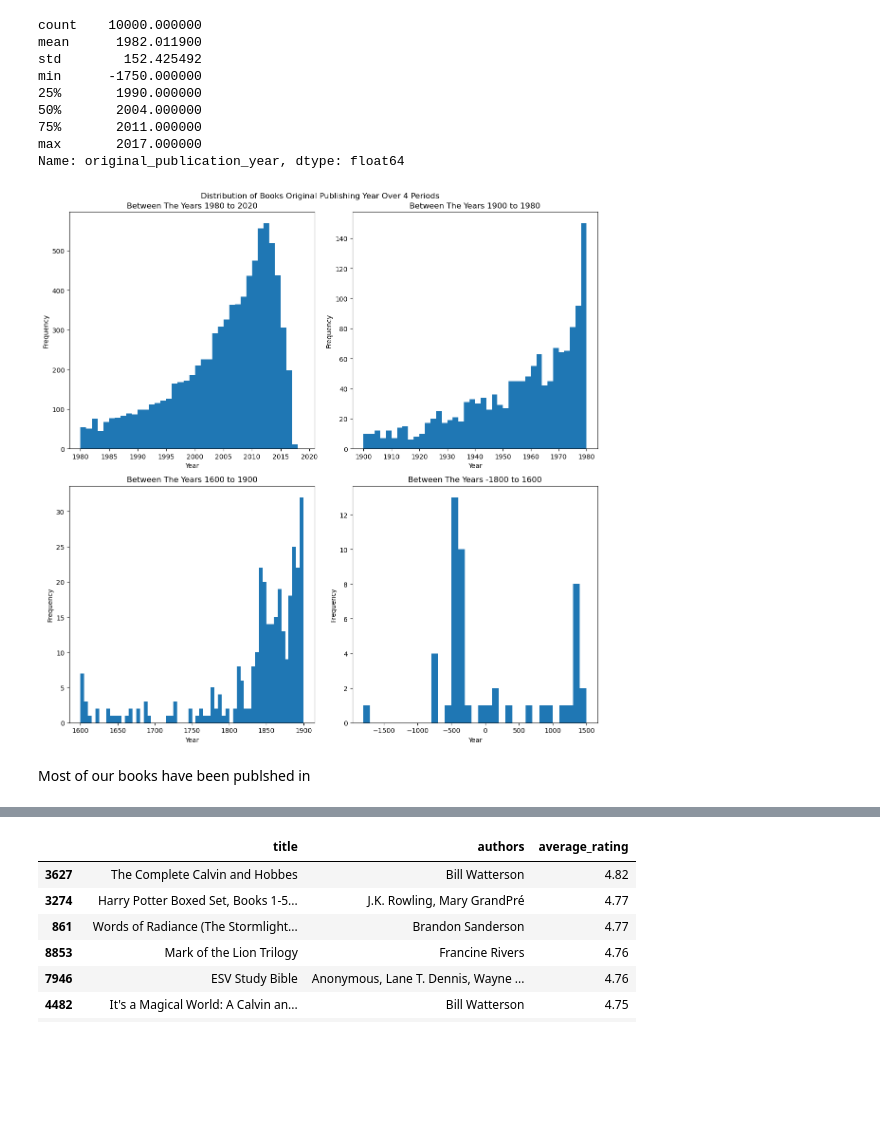
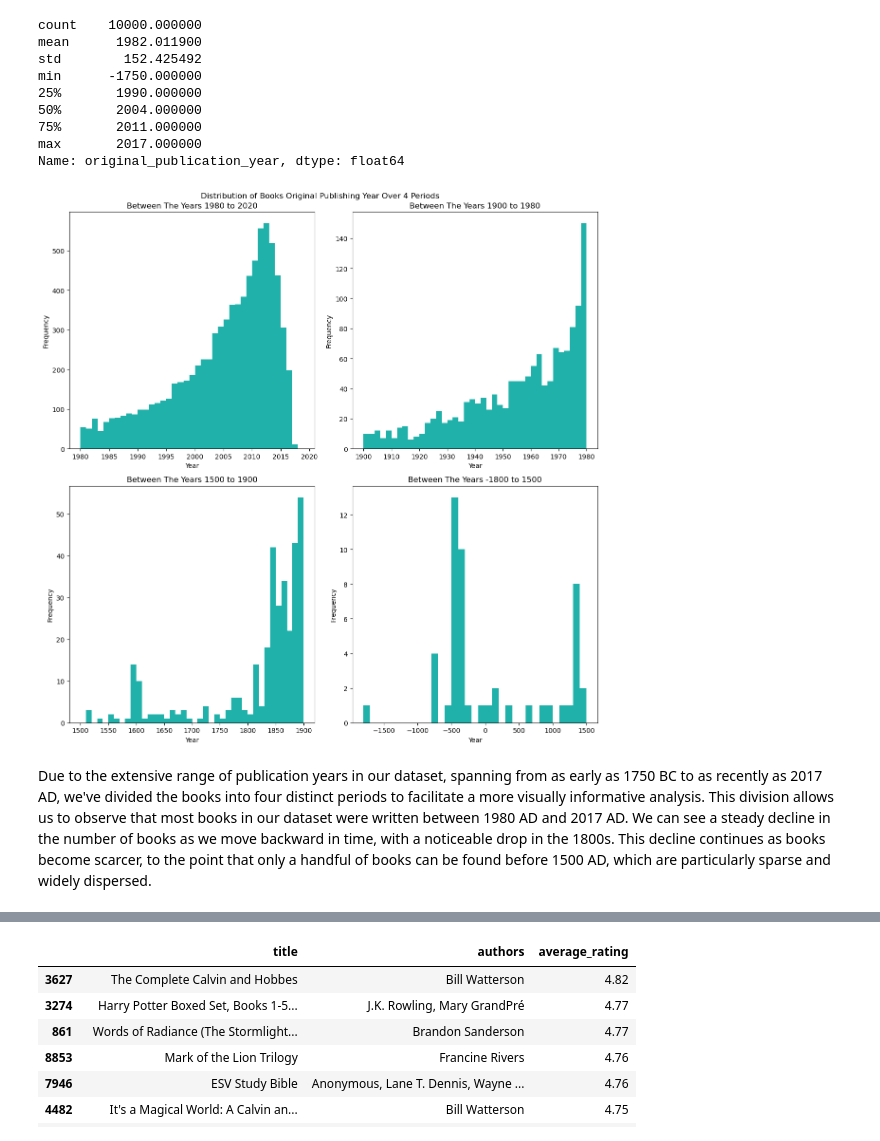
Before and after one commit to CamelSal/BookRecommender, a Jupyter notebook: CapstoneEDA.ipynb, the cells around one changed output, grey strips where cells are left out. Cells and saved outputs as stored; diff of their text form; code cells hidden in the pictures; blank space fills up the shorter version.

```diff
--- a/CapstoneEDA.ipynb
+++ b/CapstoneEDA.ipynb
@@ -235,37 +241,37 @@ Name: original_publication_year, dtype: float64
 # %%
 
 plt.subplots(2,2,figsize = (12,12))
 
 plt.subplot(2,2,1)
-plt.hist(book_df['original_publication_year'],bins = range(1980,2020,1))
+plt.hist(book_df['original_publication_year'],bins = range(1980,2020,1),color = 'lightseagreen')
 plt.title('Between The Years 1980 to 2020')
 plt.ylabel('Frequency')
 plt.xlabel('Year')
 
 plt.subplot(2,2,2)
-plt.hist(book_df['original_publication_year'],bins = range(1900,1982,2))
+plt.hist(book_df['original_publication_year'],bins = range(1900,1982,2),color = 'lightseagreen')
 plt.title('Between The Years 1900 to 1980')
 plt.ylabel('Frequency')
 plt.xlabel('Year')
 
 plt.subplot(2,2,3)
-plt.hist(book_df['original_publication_year'],bins = range(1600,1905,5))
-plt.title('Between The Years 1600 to 1900')
+plt.hist(book_df['original_publication_year'],bins = range(1500,1910,10),color = 'lightseagreen')
+plt.title('Between The Years 1500 to 1900')
 plt.ylabel('Frequency')
 plt.xlabel('Year')
 
 plt.subplot(2,2,4)
-plt.hist(book_df['original_publication_year'],bins = range(-1800,1600,100))
-plt.title('Between The Years -1800 to 1600')
+plt.hist(book_df['original_publication_year'],bins = range(-1800,1600,100),color = 'lightseagreen')
+plt.title('Between The Years -1800 to 1500')
 plt.ylabel('Frequency')
 plt.xlabel('Year')
 
 
 plt.suptitle('Distribution of Books Original Publishing Year Over 4 Periods')
 plt.tight_layout()
 plt.show()
 # %% [output]
-[figure, old version]
+[figure, new version]
 # %% [markdown]
-Most of our books have been publshed in
+Due to the extensive range of publication years in our dataset, spanning from as early as 1750 BC to as recently as 2017 AD, we've divided the books into four distinct periods to facilitate a more visually informative analysis. This division allows us to observe that most books in our dataset were written between 1980 AD and 2017 AD. We can see a steady decline in the number of books as we move backward in time, with a noticeable drop in the 1800s. This decline continues as books become scarcer, to the point that only a handful of books can be found before 1500 AD, which are particularly sparse and widely dispersed.
 # %%
```
Also changed, not shown: parts of 24 cells of this notebook.
